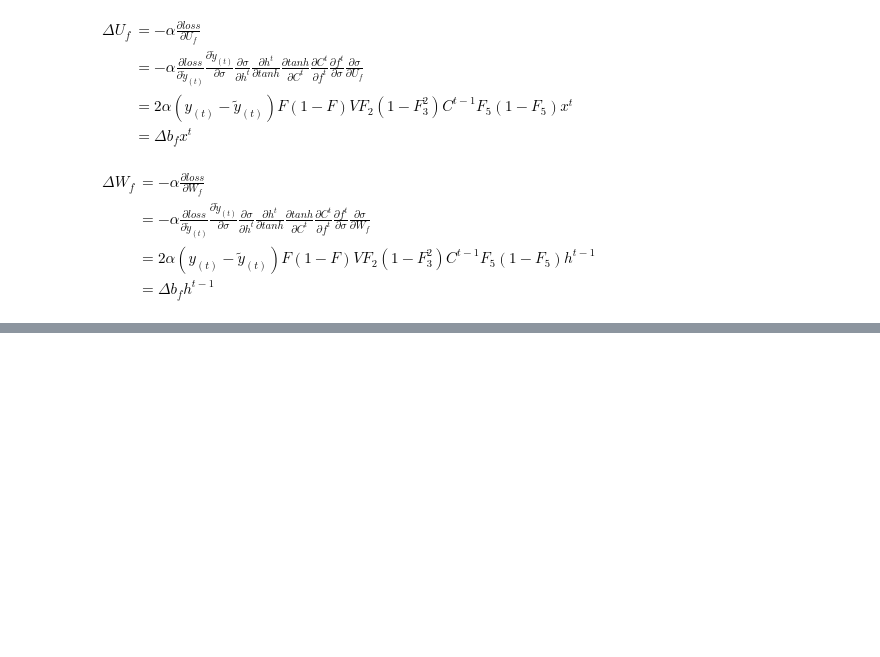
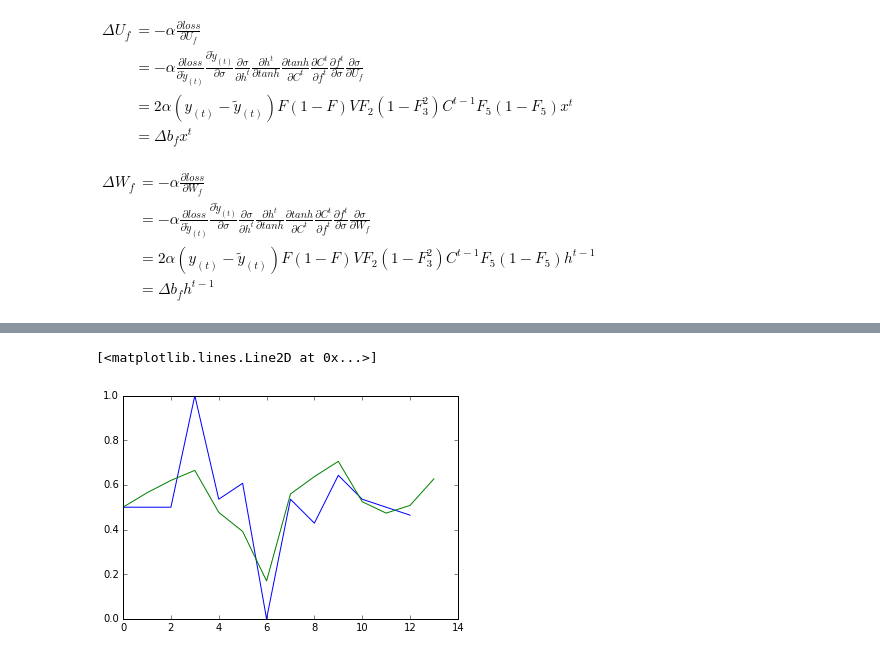
Before and after one commit to Kulukami/HW2018-3, a Jupyter notebook: lstm-formula.ipynb, the cells around one changed output, grey strips where cells are left out. Saved outputs shown, nothing was run; the diff lists cells and outputs as text; code cells hidden in the pictures; blank space fills up the shorter version.

```diff
--- a/lstm-formula.ipynb
+++ b/lstm-formula.ipynb
@@ -634,0 +742,18 @@ class prePro():
+# %%
+YY = diff(Datas['flavor5'],3)
+#plt.plot(YY)
+M,N,p = Sgsize(YY)
+
+plt.plot(p)
+C1 = lstmCell(0.03,50000)
+C1.train(p)
+yy = []
+for i in p:
+    C1.forward(i,C1.Ct1,C1.ht1)
+    yy.append(C1.Y)
+
+yy.insert(0,p[0])
+plt.plot(yy)
+# %% [output]
+[<matplotlib.lines.Line2D at 0x...>]
+[figure, added]
```
Also changed, not shown: parts of 17 cells of this notebook.
